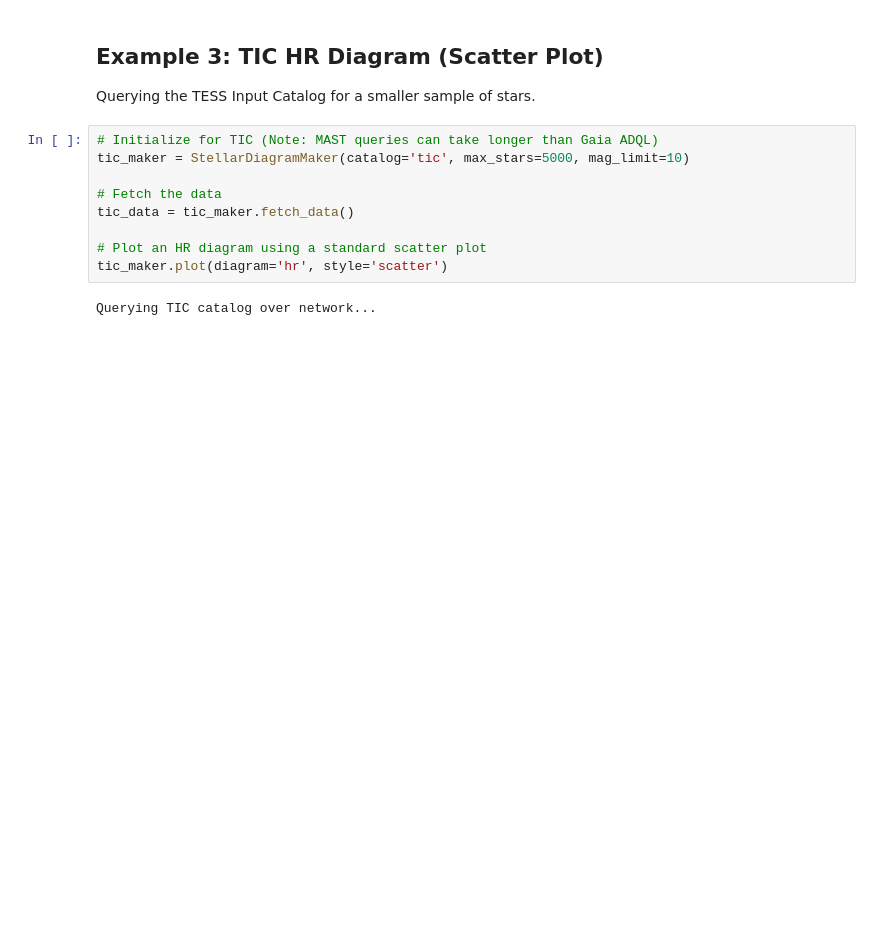
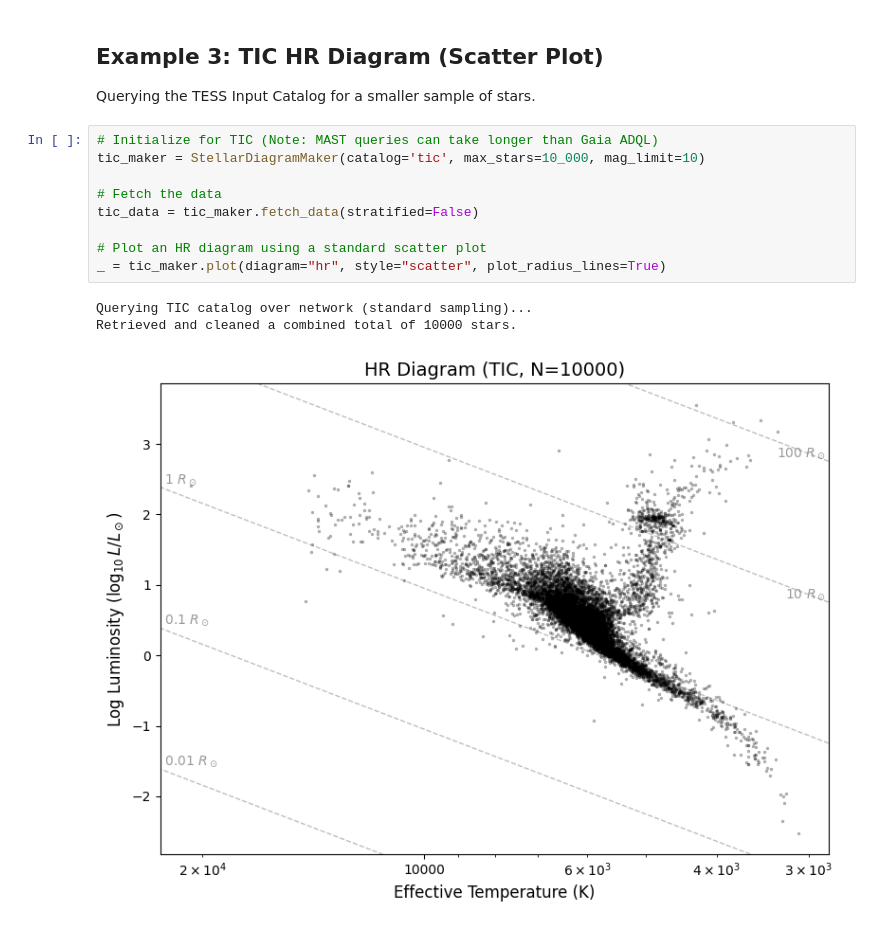
Before and after one commit to jorgemarpa/stellar-diagrams, a Jupyter notebook: docs/tutorials/tutorial-1.ipynb, the cells around one changed output. Cells and saved outputs as stored; diff of their text form; blank space fills up the shorter version.

```diff
--- a/docs/tutorials/tutorial-1.ipynb
+++ b/docs/tutorials/tutorial-1.ipynb
@@ -39,12 +39,14 @@ _ = gaia_maker.plot(diagram="hr", style="scatter")
 Querying the TESS Input Catalog for a smaller sample of stars.
 # %%
 # Initialize for TIC (Note: MAST queries can take longer than Gaia ADQL)
-tic_maker = StellarDiagramMaker(catalog='tic', max_stars=5000, mag_limit=10)
+tic_maker = StellarDiagramMaker(catalog='tic', max_stars=10_000, mag_limit=10)
 
 # Fetch the data
-tic_data = tic_maker.fetch_data()
+tic_data = tic_maker.fetch_data(stratified=False)
 
 # Plot an HR diagram using a standard scatter plot
-tic_maker.plot(diagram='hr', style='scatter')
+_ = tic_maker.plot(diagram="hr", style="scatter", plot_radius_lines=True)
 # %% [output]
-Querying TIC catalog over network...
+Querying TIC catalog over network (standard sampling)...
+Retrieved and cleaned a combined total of 10000 stars.
+[figure, added]
```
